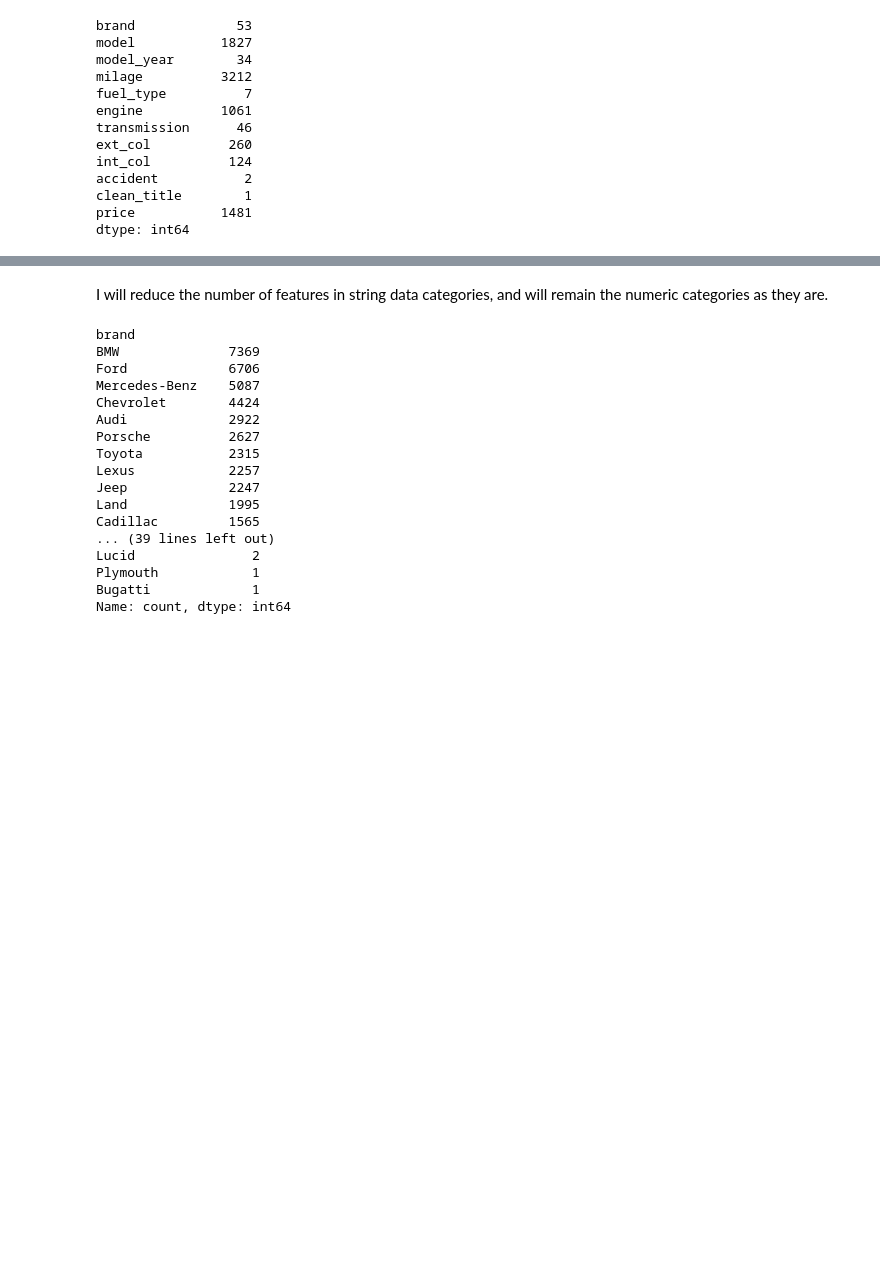
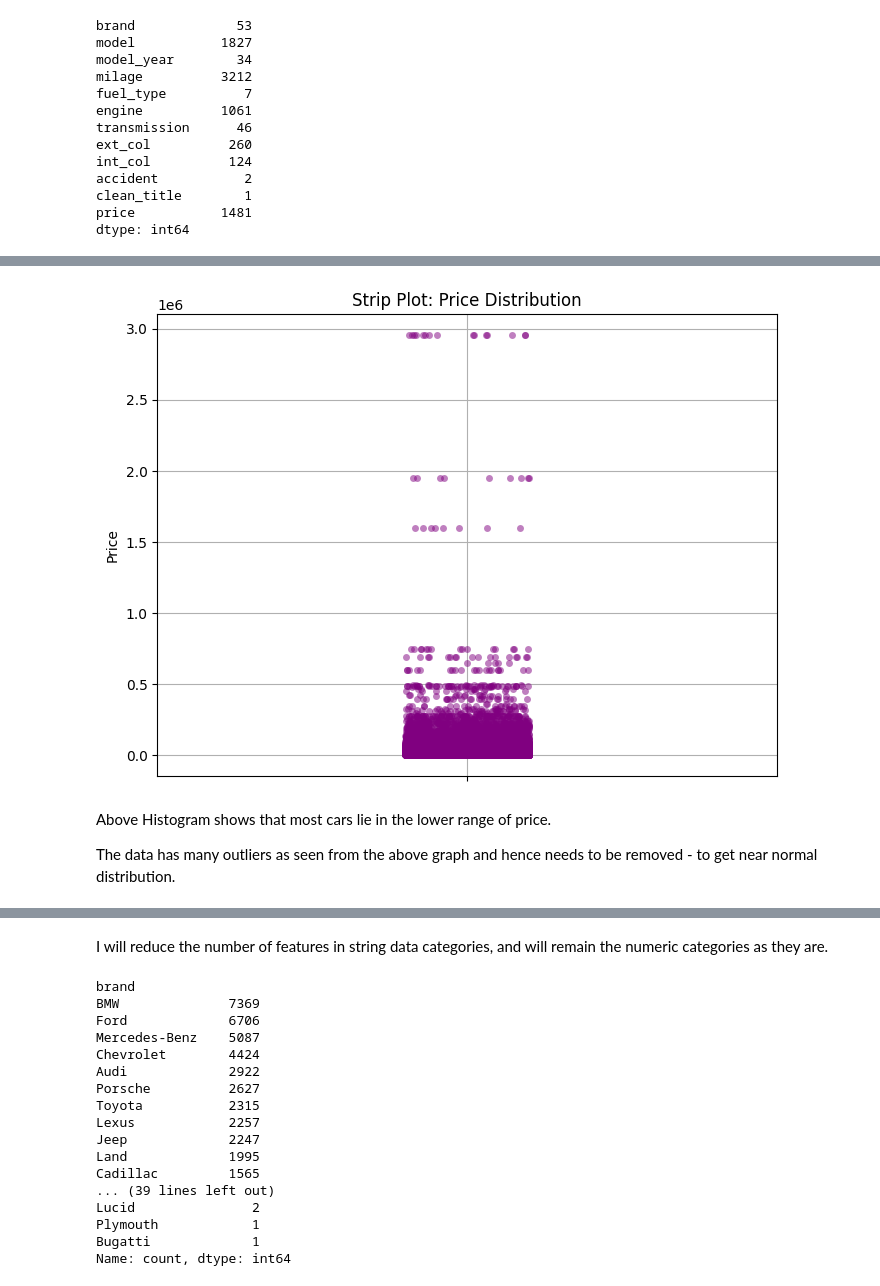
Before and after one commit to abdyraman/car_price_predictions, a Jupyter notebook: abdyramanova-zhibek.ipynb, the cells around one changed output, grey strips where cells are left out. Saved outputs shown, nothing was run; the diff lists cells and outputs as text; code cells hidden in the pictures; blank space fills up the shorter version.

```diff
--- a/abdyramanova-zhibek.ipynb
+++ b/abdyramanova-zhibek.ipynb
@@ -54,0 +113,14 @@ dtype: int64
+# %%
+# Create a strip plot for the 'price' variable
+plt.figure(figsize=(8, 6))
+sns.stripplot(data=train_df, y='price', jitter=True, color='purple', alpha=0.5)
+plt.title('Strip Plot: Price Distribution')
+plt.ylabel('Price')
+plt.grid(True)
+plt.show()
+# %% [output]
+[figure, added]
+# %% [markdown]
+Above Histogram shows that most cars lie in the lower range of price.
+
+The data has many outliers as seen from the above graph and hence needs to be removed - to get near normal distribution.
```
Also changed, not shown: parts of 7 cells of this notebook.
